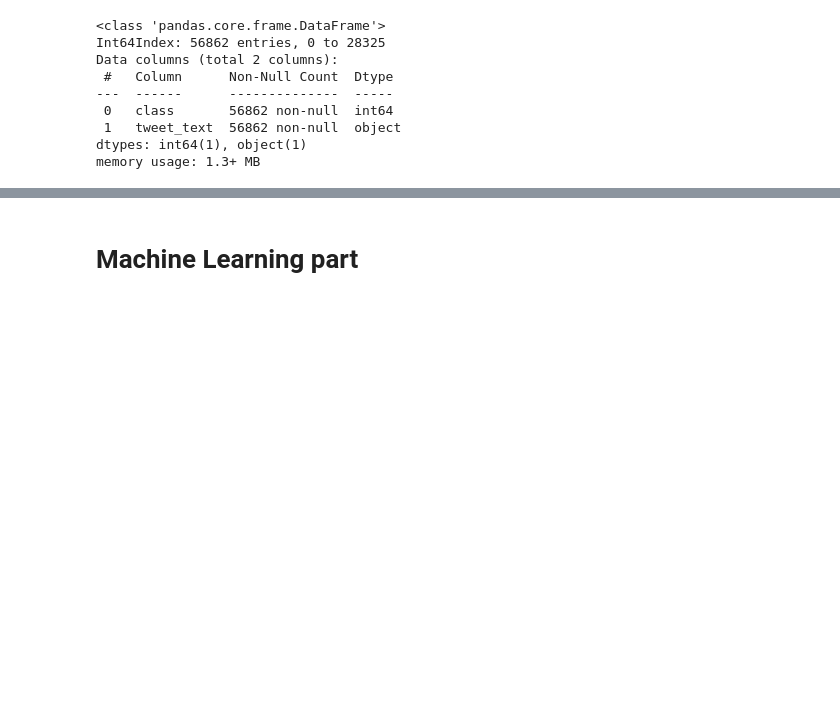
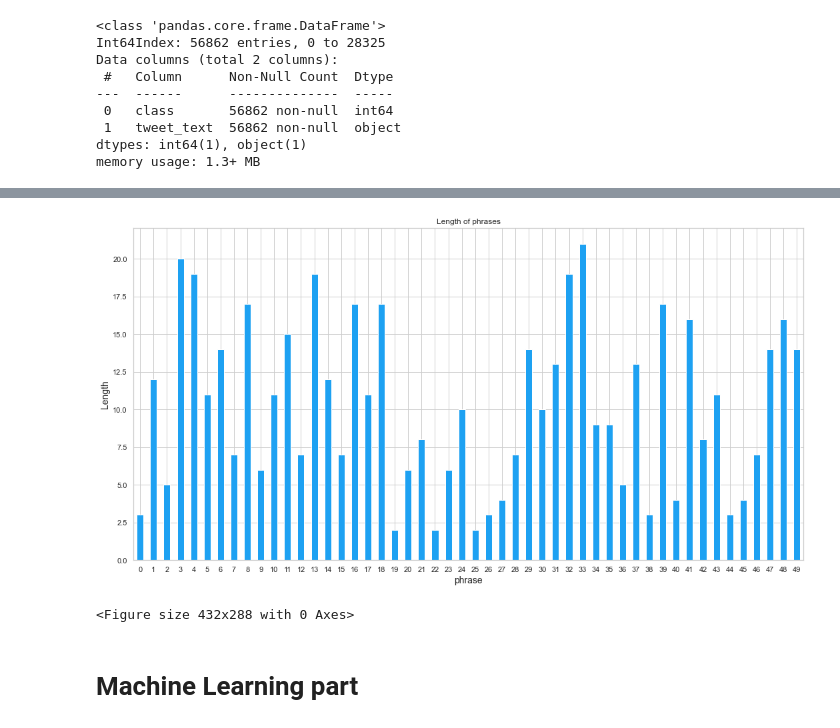
Before and after one commit to marwahfaraj/Arabic-twittes-sentiment-analysis, a Jupyter notebook: capstone2.ipynb, the cells around one changed output, grey strips where cells are left out. Cells and saved outputs as stored; diff of their text form; code cells hidden in the pictures; blank space fills up the shorter version.

```diff
--- a/capstone2.ipynb
+++ b/capstone2.ipynb
@@ -721,3 +722,5 @@ Data columns (total 2 columns):
  1   tweet_text  56862 non-null  object
 dtypes: int64(1), object(1)
 memory usage: 1.3+ MB
+# %%
+full_df['length']=full_df['tweet_text'].apply(len)
@@ -724,3 +742,18 @@ memory usage: 1.3+ MB
+# %%
+ax, fig= plt.subplots(figsize=(15, 8))
+full_df['length'][:50].plot(kind='bar', color='#1da1f2ff')
+plt.title('Length of phrases')
+plt.xlabel('phrase', fontsize=14)
+plt.ylabel('Length', fontsize=14)
+plt.xticks(rotation=0)
+fig1 = plt.gcf()
+plt.tight_layout()
+plt.show()
+plt.draw()
+fig1.savefig('image/phrase_length.jpg', dpi=100)
+# %% [output]
+[figure, added]
+<Figure size 432x288 with 0 Axes>
 # %% [markdown]
 # Machine Learning part
 # %% [markdown]
```
Also changed, not shown: parts of 41 cells of this notebook, 1 other file.
